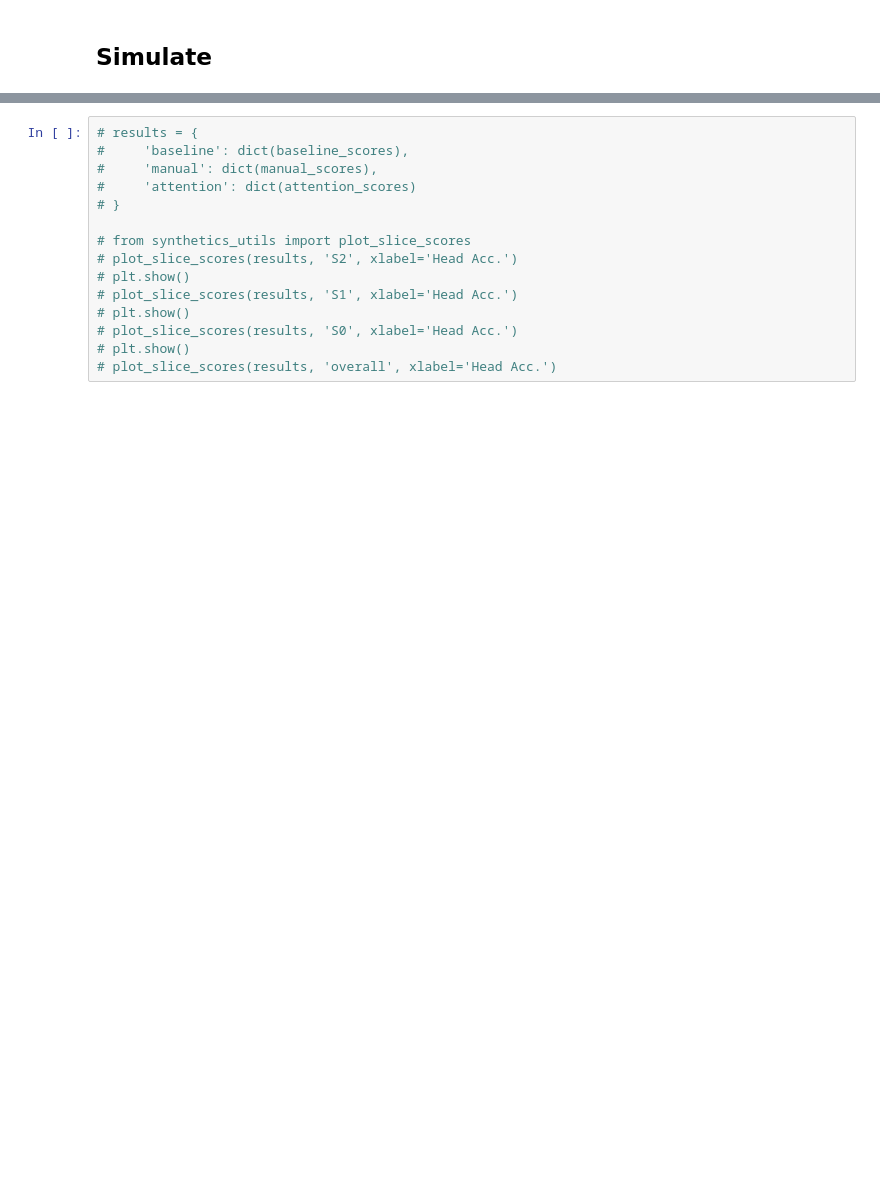
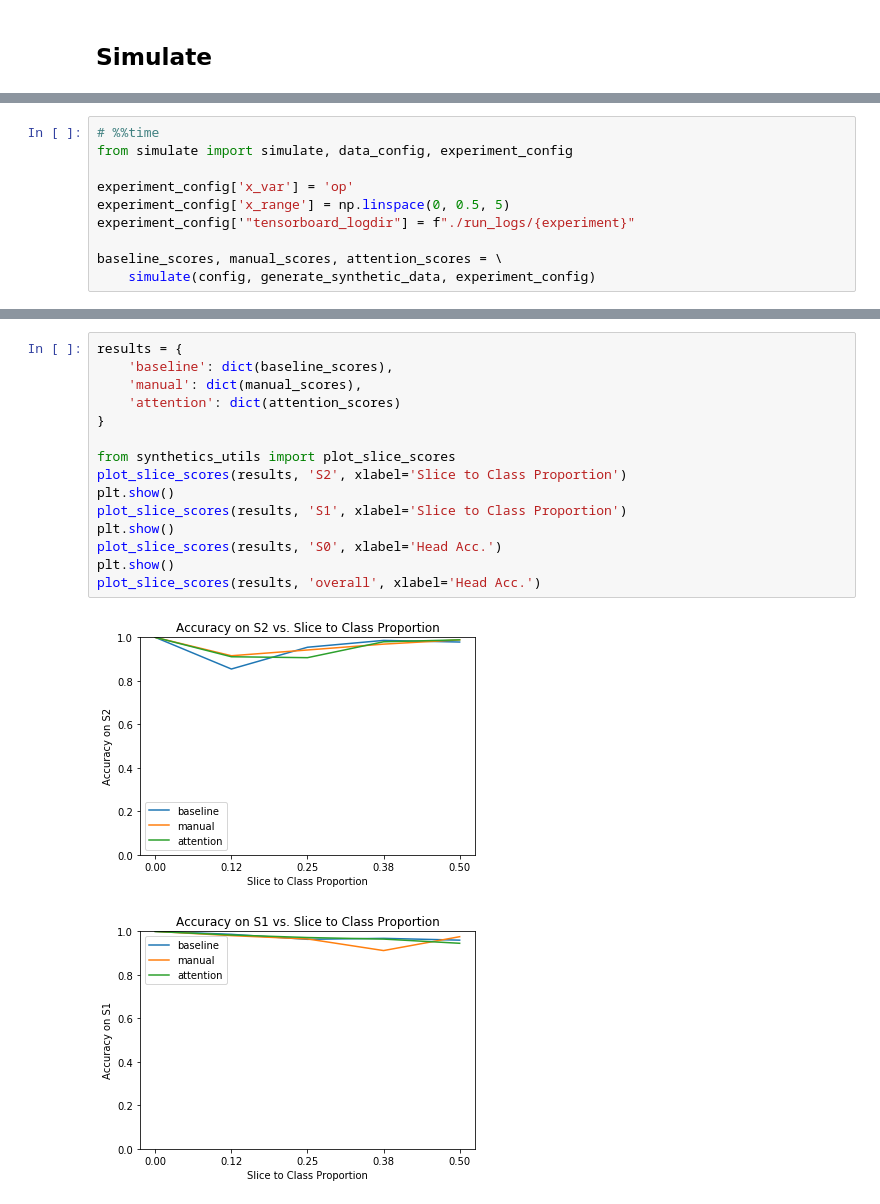
Before and after one commit to tsy935/metal, a Jupyter notebook: metal/contrib/slicing/synthetics/synthetics-sandbox.ipynb, the cells around one changed output, grey strips where cells are left out. Cells and saved outputs as stored; diff of their text form; blank space fills up the shorter version.

```diff
--- a/metal/contrib/slicing/synthetics/synthetics-sandbox.ipynb
+++ b/metal/contrib/slicing/synthetics/synthetics-sandbox.ipynb
@@ -291,0 +104,10 @@ Saving model at iteration 0 with best score 0.903
+# %%
+# %%time
+from simulate import simulate, data_config, experiment_config
+
+experiment_config['x_var'] = 'op'
+experiment_config['x_range'] = np.linspace(0, 0.5, 5)
+experiment_config['"tensorboard_logdir"] = f"./run_logs/{experiment}"
+
+baseline_scores, manual_scores, attention_scores = \
+    simulate(config, generate_synthetic_data, experiment_config)
@@ -305,15 +200,18 @@ Saving model at iteration 0 with best score 0.903
 # %%
-# results = {
-#     'baseline': dict(baseline_scores),
-#     'manual': dict(manual_scores),
-#     'attention': dict(attention_scores)
-# }
+results = {
+    'baseline': dict(baseline_scores),
+    'manual': dict(manual_scores),
+    'attention': dict(attention_scores)
+}
 
-# from synthetics_utils import plot_slice_scores
-# plot_slice_scores(results, 'S2', xlabel='Head Acc.')
-# plt.show()
-# plot_slice_scores(results, 'S1', xlabel='Head Acc.')
-# plt.show()
-# plot_slice_scores(results, 'S0', xlabel='Head Acc.')
-# plt.show()
-# plot_slice_scores(results, 'overall', xlabel='Head Acc.')
+from synthetics_utils import plot_slice_scores
+plot_slice_scores(results, 'S2', xlabel='Slice to Class Proportion')
+plt.show()
+plot_slice_scores(results, 'S1', xlabel='Slice to Class Proportion')
+plt.show()
+plot_slice_scores(results, 'S0', xlabel='Head Acc.')
+plt.show()
+plot_slice_scores(results, 'overall', xlabel='Head Acc.')
+# %% [output]
+[figure, added]
+[figure, added]
```
Also changed, not shown: parts of 13 cells of this notebook, 1 other file.
